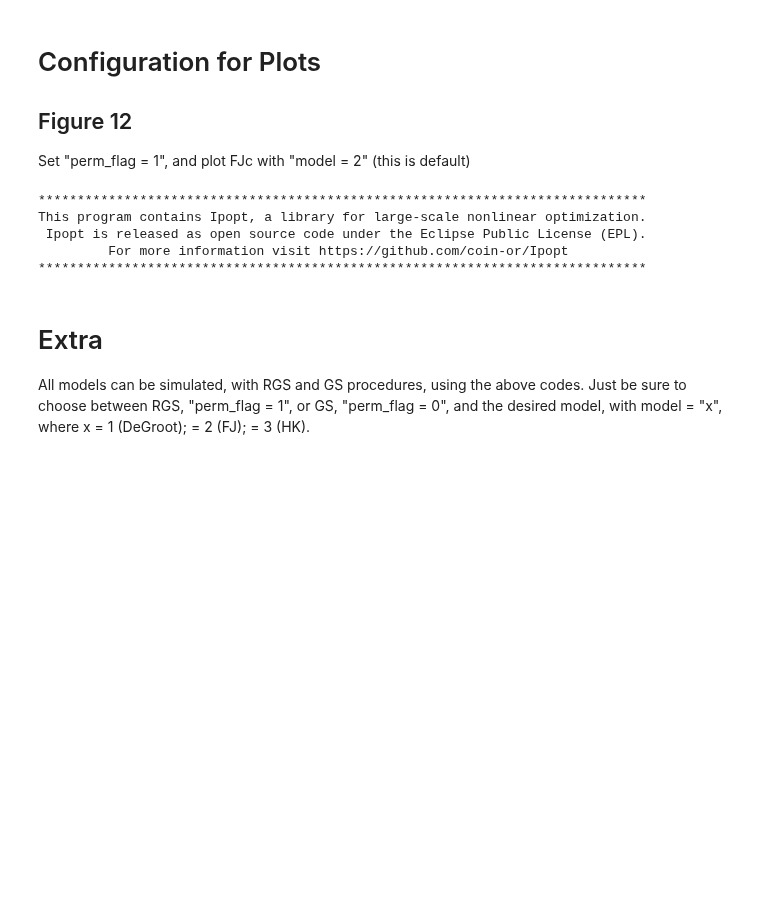
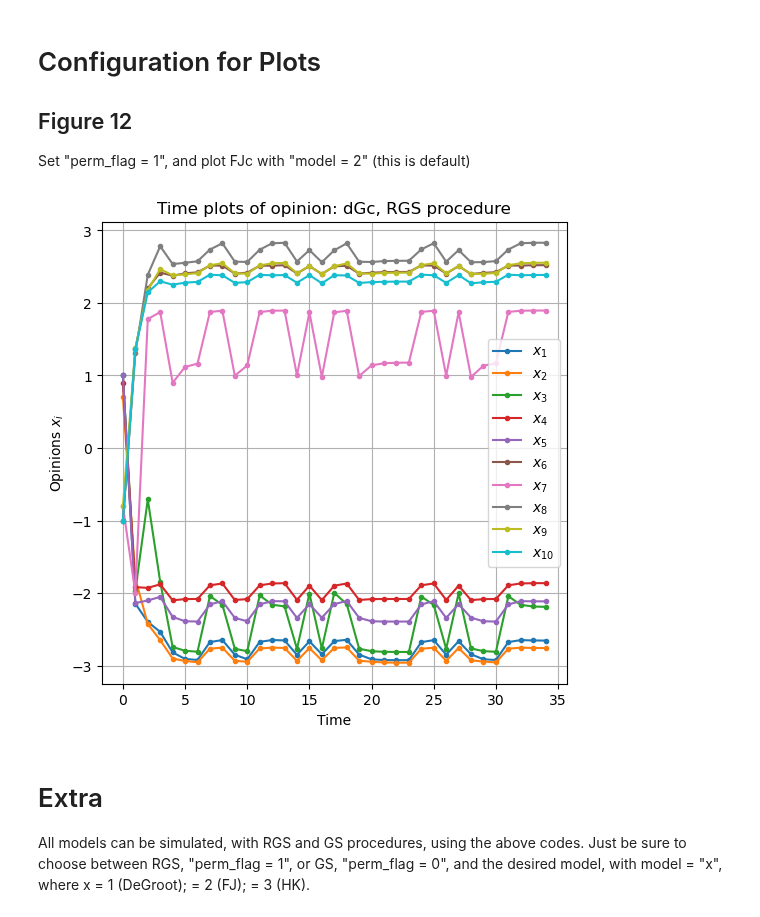
Before and after one commit to GabrielFGentil/Opinion-Dyn-Games-under-OSAC, a Jupyter notebook: Section_VI/EXTRA - Inversion/SVID_note.ipynb, the cells around one changed output. Drawn from its saved outputs; the diff is of its cells as text; code cells hidden in the pictures; blank space fills up the shorter version.

```diff
--- a/Section_VI/EXTRA - Inversion/SVID_note.ipynb
+++ b/Section_VI/EXTRA - Inversion/SVID_note.ipynb
@@ -34,7 +35,7 @@ targets = [x1_hat       0;
 γ = [0.01;0.01]
 
 #Dynamics
-B = [1 0; 1 0; 1 0; 1 1; 1 0; 0 1; 1 1; 0 1; 0 1; 0 1]
+B = [1 0; 1 0; 1 1; 1 0; 1 0; 0 1; 1 1; 0 1; 0 1; 0 1]
 
 A = rs_ize(a_matrix())
 N_a = size(A,2)
@@ -74,18 +75,14 @@ x_os_dg, u_os_dg = COD_OSA_GS(x_init,targets,γ,K_f,A,B,Θ,F,W,p_flag,perm_flag,
 x_os_fj, u_os_fj = COD_OSA_GS(x_init,targets,γ,K_f,A_FJ,B,Θ,F,W,p_flag,perm_flag,2);
 x_os_hk, u_os_hk = COD_OSA_GS(x_init,targets,γ,K_f,A,B,Θ,F,W,p_flag,perm_flag,3);
 x_os = [x_os_dg;x_os_fj;x_os_hk];
-# %% [output]
-******************************************************************************
-This program contains Ipopt, a library for large-scale nonlinear optimization.
- Ipopt is released as open source code under the Eclipse Public License (EPL).
-         For more information visit https://github.com/coin-or/Ipopt
-******************************************************************************
 # %%
 #x_plot = mov_avg(x_os_1fj, 1)
 
-model = 2  # model: 1 - DeGroot; 2 - FJ; 3 - HK
+model = 1  # model: 1 - DeGroot; 2 - FJ; 3 - HK
 save = 0
 plot_targ_10a(x_os, T, perm_flag, model, save)
+# %% [output]
+[figure, added]
 # %% [markdown]
 # Extra
 
```
Also changed, not shown: parts of 1 cell of this notebook.
